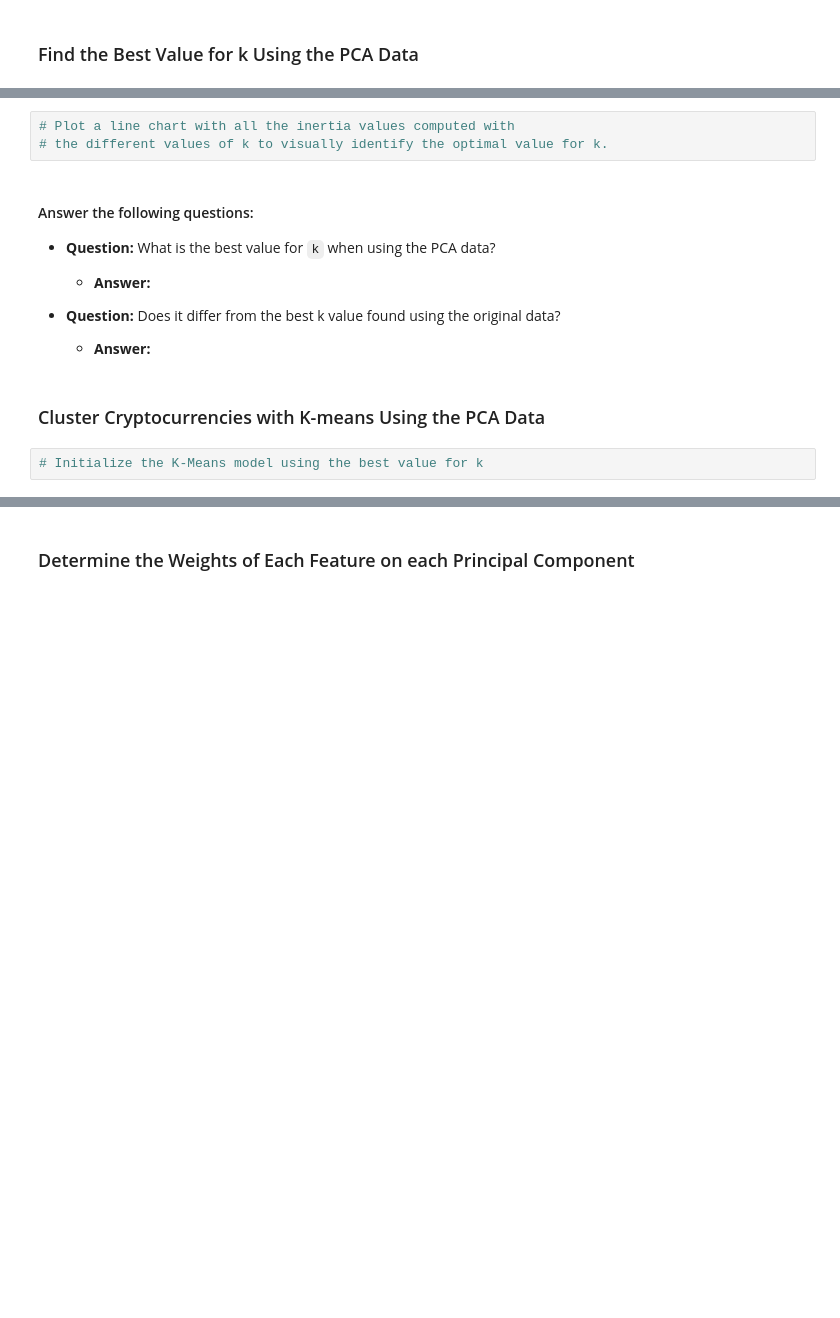
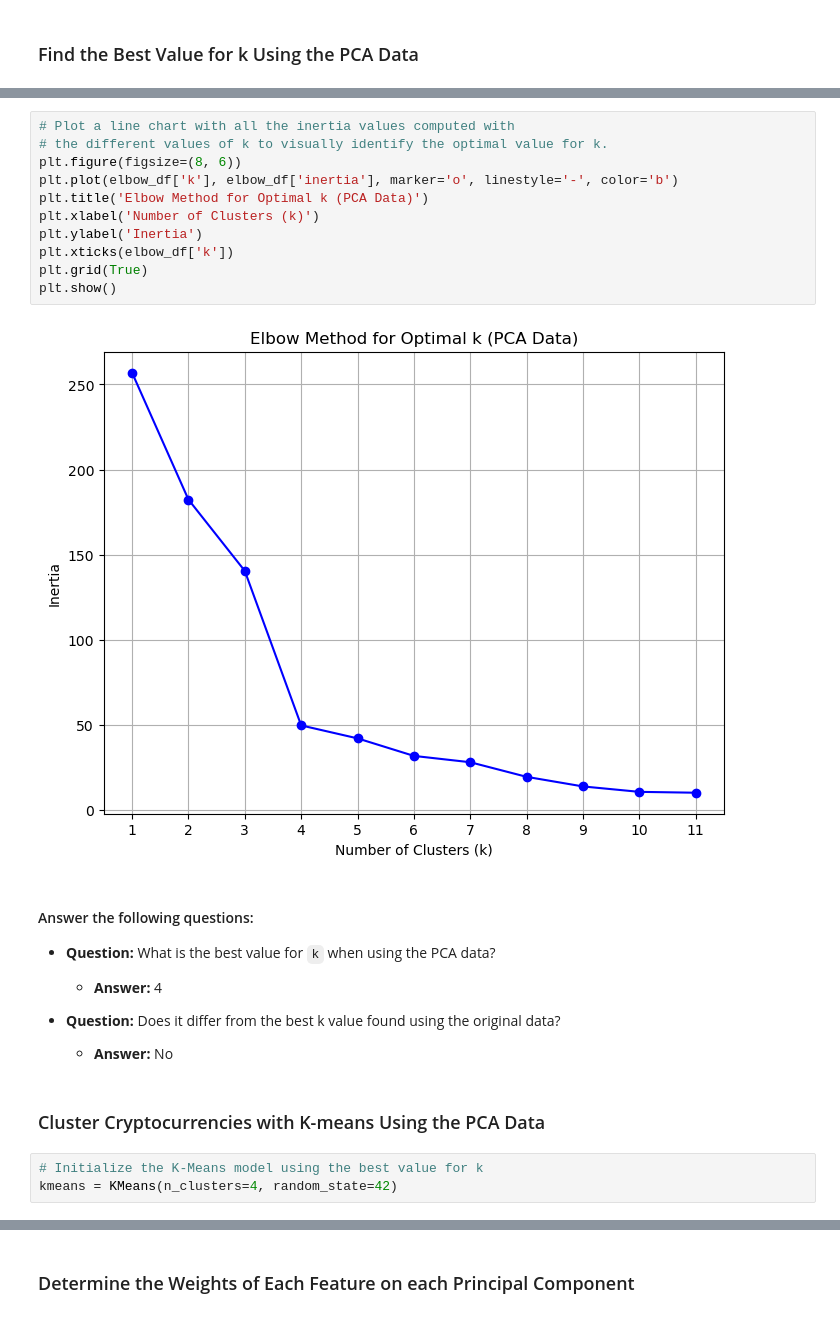
Before and after one commit to rgoldstein24/CryptoClustering, a Jupyter notebook: Crypto_Clustering.ipynb, the cells around one changed output, grey strips where cells are left out. Saved outputs shown, nothing was run; the diff lists cells and outputs as text; blank space fills up the shorter version.

```diff
--- a/Crypto_Clustering.ipynb
+++ b/Crypto_Clustering.ipynb
@@ -256,19 +272,30 @@ array([0.3719856 , 0.34700813, 0.17603793])
 # %%
 # Plot a line chart with all the inertia values computed with
 # the different values of k to visually identify the optimal value for k.
+plt.figure(figsize=(8, 6))
+plt.plot(elbow_df['k'], elbow_df['inertia'], marker='o', linestyle='-', color='b')
+plt.title('Elbow Method for Optimal k (PCA Data)')
+plt.xlabel('Number of Clusters (k)')
+plt.ylabel('Inertia')
+plt.xticks(elbow_df['k'])
+plt.grid(True)
+plt.show()
+# %% [output]
+[figure, added]
 # %% [markdown]
 #### Answer the following questions:
 * **Question:** What is the best value for `k` when using the PCA data?
 
-  * **Answer:**
+  * **Answer:** 4
 
 
 * **Question:** Does it differ from the best k value found using the original data?
 
-  * **Answer:**
+  * **Answer:** No
 # %% [markdown]
 ### Cluster Cryptocurrencies with K-means Using the PCA Data
 # %%
 # Initialize the K-Means model using the best value for k
+kmeans = KMeans(n_clusters=4, random_state=42)
 # %%
 # Fit the K-Means model using the PCA data
```
Also changed, not shown: parts of 14 cells of this notebook.
